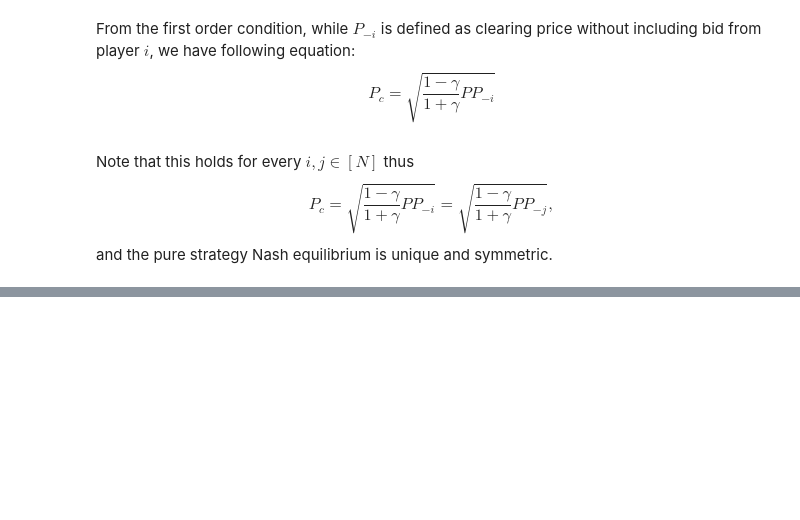
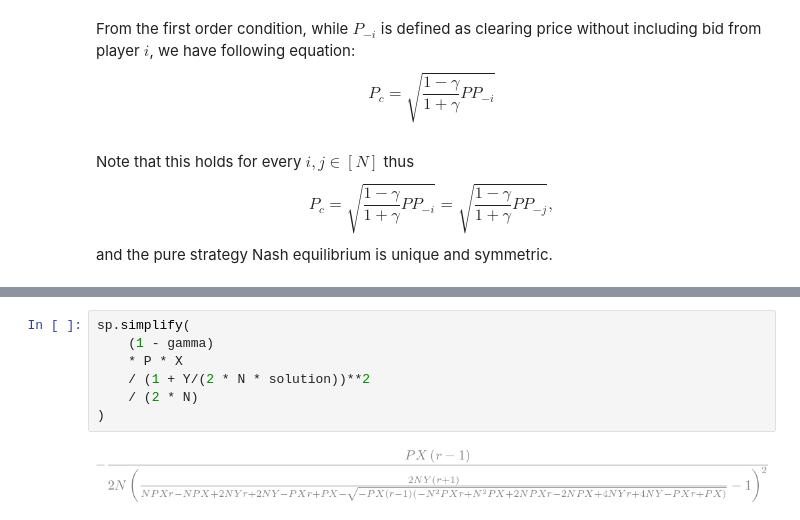
Before and after one commit to orakle-dark-pool/fugazi-core-helium, a Jupyter notebook: notebooks/FMAMM_LVR_derivation.ipynb, the cells around one changed output, grey strips where cells are left out. Drawn from its saved outputs; the diff is of its cells as text; blank space fills up the shorter version.

```diff
--- a/notebooks/FMAMM_LVR_derivation.ipynb
+++ b/notebooks/FMAMM_LVR_derivation.ipynb
@@ -35,0 +74,9 @@ Let $ y_\text{eq} $ be the equilibrium bid of each player.
+# %%
+sp.simplify(
+    (1 - gamma)
+    * P * X
+    / (1 + Y/(2 * N * solution))**2
+    / (2 * N)
+)
+# %% [output]
+[figure, added]
```
Also changed, not shown: parts of 10 cells of this notebook, 1 other file.
